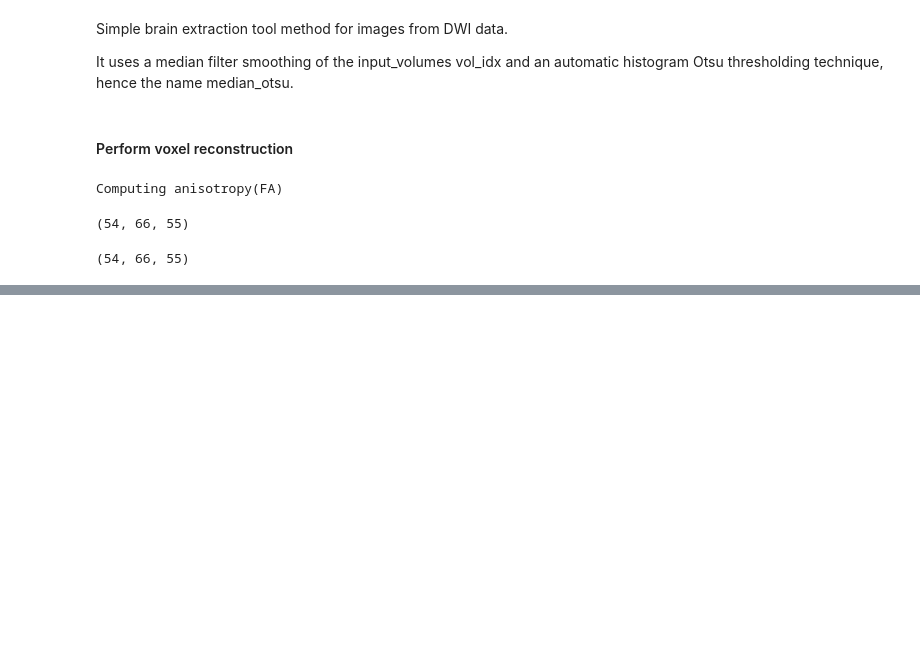
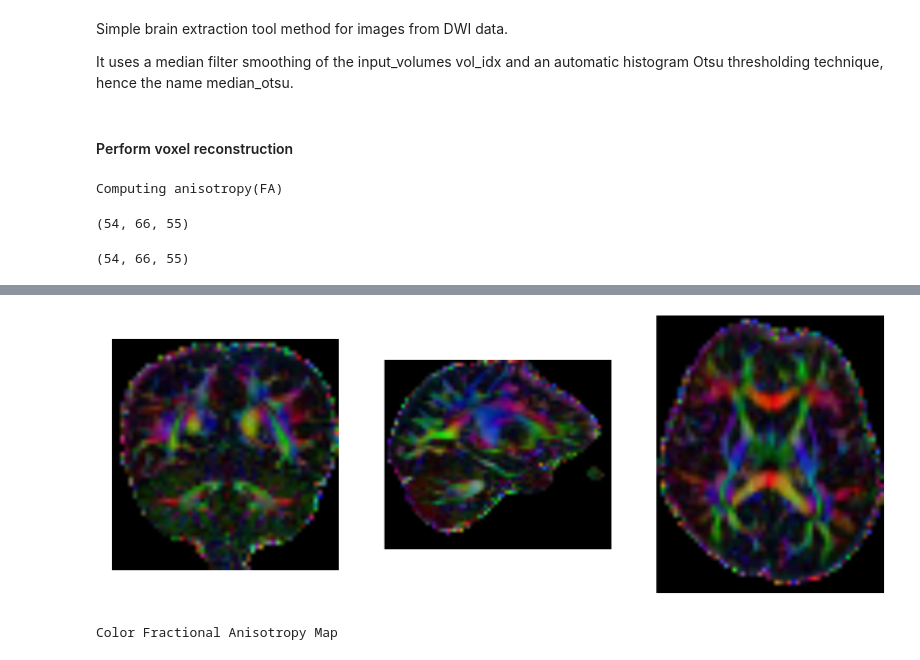
Before and after one commit to shivamdhall/MRIDataHarmonisation, a Jupyter notebook: Development/DIPY_NIBABEL.ipynb, the cells around one changed output, grey strips where cells are left out. Drawn from its saved outputs; the diff is of its cells as text; code cells hidden in the pictures; blank space fills up the shorter version.

Commit message:
made changes to tensor fitting - added FA color map

```diff
--- a/Development/DIPY_NIBABEL.ipynb
+++ b/Development/DIPY_NIBABEL.ipynb
@@ -193,0 +206,5 @@ plt.show()
+# %%
+from dipy.reconst.dti import color_fa
+FA = np.clip(FA, 0, 1)
+RGB = color_fa(FA, tenfit.evecs)
+fa_rgb_img = nib.Nifti1Image(np.array(RGB, 'uint8'), imgS1S1.affine)
@@ -193,0 +222,14 @@ plt.show()
+# %%
+plt.figure
+plt.figure(figsize=(20,20))
+plt.subplot(1, 3, 1).set_axis_off()
+plt.imshow(fa_rgb_data[:, 22, :, :].transpose(1,0,2), origin='lower')
+plt.subplot(1, 3, 2).set_axis_off()
+plt.imshow(fa_rgb_data[35, :, :, :].transpose(1,0,2), origin='lower')
+plt.subplot(1, 3, 3).set_axis_off()
+plt.imshow(fa_rgb_data[:, :, 35, :].transpose(1,0,2), origin='lower')
+plt.show()
+print("Color Fractional Anisotropy Map")
+# %% [output]
+[figure, added]
+Color Fractional Anisotropy Map
```
Also changed, not shown: parts of 7 cells of this notebook.
